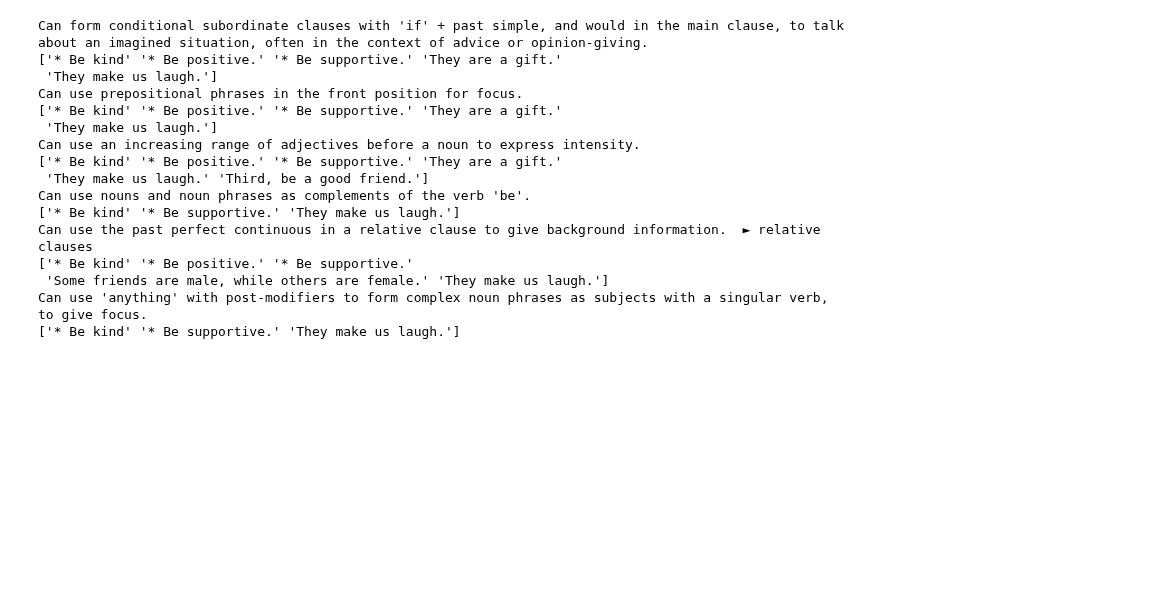
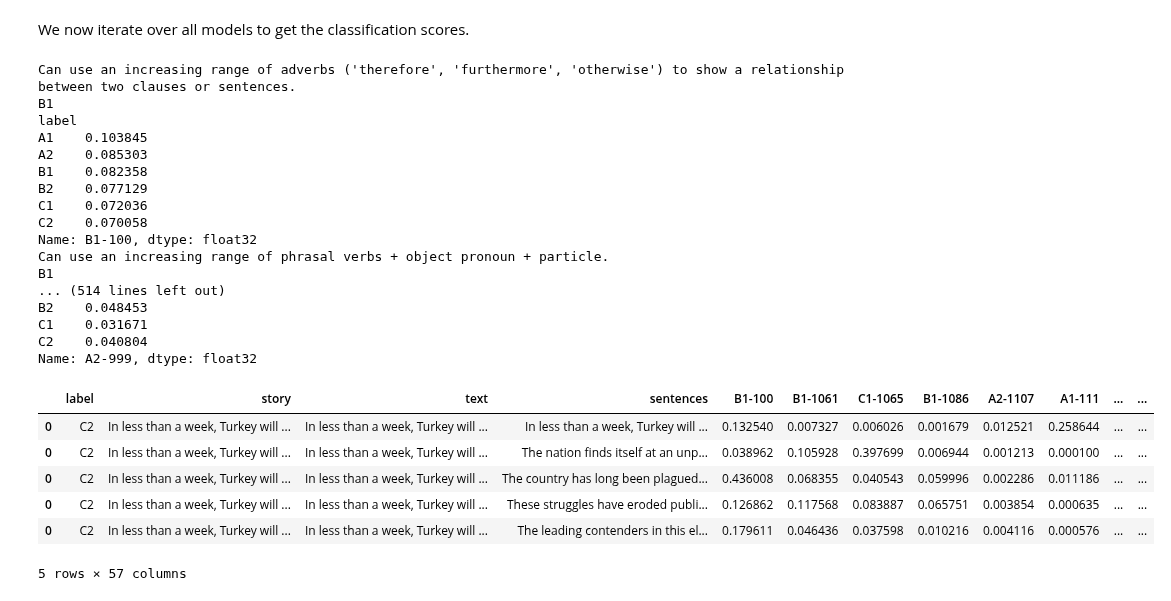
Before and after one commit to dominikglandorf/LLM-grammar, a Jupyter notebook: exp/009_text_classification.ipynb, the cells around one changed output. Drawn from its saved outputs; the diff is of its cells as text; code cells hidden in the pictures; blank space fills up the shorter version.

```diff
--- a/exp/009_text_classification.ipynb
+++ b/exp/009_text_classification.ipynb
@@ -54,30 +78,48 @@ class FeedforwardNN(torch.nn.Module):
         return output
 # %%
 egp = pd.read_csv('../dat/egponline.csv')
+# %% [markdown]
+We now iterate over all models to get the classification scores.
 # %%
 for model_file in os.listdir("../models"):
-    print(str(egp[egp['#']==int(model_file[:-4])].iloc[0]['Can-do statement']))
+    if not model_file.endswith(".pth"): continue
+    nr = int(model_file[:-4])
+    construction = egp[egp['#']==nr].iloc[0]
+    print(str(construction['Can-do statement']))
     model = torch.load(f"../models/{model_file}")
     model.eval()
-    outputs = model(torch.Tensor(embeddings))
+    model.to(device)
+    outputs = model(torch.tensor(embeddings, device=device))
     sents = np.array(texts["sentences"])
-
-    detected_sents = sents[np.array((outputs>0.5).squeeze())]
-    print(np.unique(detected_sents))
+    col_name = f"{construction['Level']}-{nr}"
+    texts[col_name] = outputs.detach().cpu().squeeze()
+    print(construction['Level'])
+    print(texts.groupby("label")[col_name].mean())
 # %% [output]
-Can form conditional subordinate clauses with 'if' + past simple, and would in the main clause, to talk about an imagined situation, often in the context of advice or opinion-giving.
-['* Be kind' '* Be positive.' '* Be supportive.' 'They are a gift.'
- 'They make us laugh.']
-Can use prepositional phrases in the front position for focus.
-['* Be kind' '* Be positive.' '* Be supportive.' 'They are a gift.'
- 'They make us laugh.']
-Can use an increasing range of adjectives before a noun to express intensity.
-['* Be kind' '* Be positive.' '* Be supportive.' 'They are a gift.'
- 'They make us laugh.' 'Third, be a good friend.']
-Can use nouns and noun phrases as complements of the verb 'be'.
-['* Be kind' '* Be supportive.' 'They make us laugh.']
-Can use the past perfect continuous in a relative clause to give background information.  ► relative clauses
-['* Be kind' '* Be positive.' '* Be supportive.'
- 'Some friends are male, while others are female.' 'They make us laugh.']
-Can use 'anything' with post-modifiers to form complex noun phrases as subjects with a singular verb, to give focus.
-['* Be kind' '* Be supportive.' 'They make us laugh.']
+Can use an increasing range of adverbs ('therefore', 'furthermore', 'otherwise') to show a relationship between two clauses or sentences.
+B1
+label
+A1    0.103845
+A2    0.085303
+B1    0.082358
+B2    0.077129
+C1    0.072036
+C2    0.070058
+Name: B1-100, dtype: float32
+Can use an increasing range of phrasal verbs + object pronoun + particle.
+B1
+... (514 lines left out)
+B2    0.048453
+C1    0.031671
+C2    0.040804
+Name: A2-999, dtype: float32
+# %%
+texts.head()
+# %% [output]
+|  | label | story | text | sentences | B1-100 | B1-1061 | C1-1065 | B1-1086 | A2-1107 | A1-111 | ... | ... |
+| 0 | C2 | In less than a week, Turkey will ... | In less than a week, Turkey will ... | In less than a week, Turkey will ... | 0.132540 | 0.007327 | 0.006026 | 0.001679 | 0.012521 | 0.258644 | ... | ... |
+| 0 | C2 | In less than a week, Turkey will ... | In less than a week, Turkey will ... | The nation finds itself at an unp... | 0.038962 | 0.105928 | 0.397699 | 0.006944 | 0.001213 | 0.000100 | ... | ... |
+| 0 | C2 | In less than a week, Turkey will ... | In less than a week, Turkey will ... | The country has long been plagued... | 0.436008 | 0.068355 | 0.040543 | 0.059996 | 0.002286 | 0.011186 | ... | ... |
+| 0 | C2 | In less than a week, Turkey will ... | In less than a week, Turkey will ... | These struggles have eroded publi... | 0.126862 | 0.117568 | 0.083887 | 0.065751 | 0.003854 | 0.000635 | ... | ... |
+| 0 | C2 | In less than a week, Turkey will ... | In less than a week, Turkey will ... | The leading contenders in this el... | 0.179611 | 0.046436 | 0.037598 | 0.010216 | 0.004116 | 0.000576 | ... | ... |
+5 rows × 57 columns
```
Also changed, not shown: parts of 9 cells of this notebook, 8 other files.
